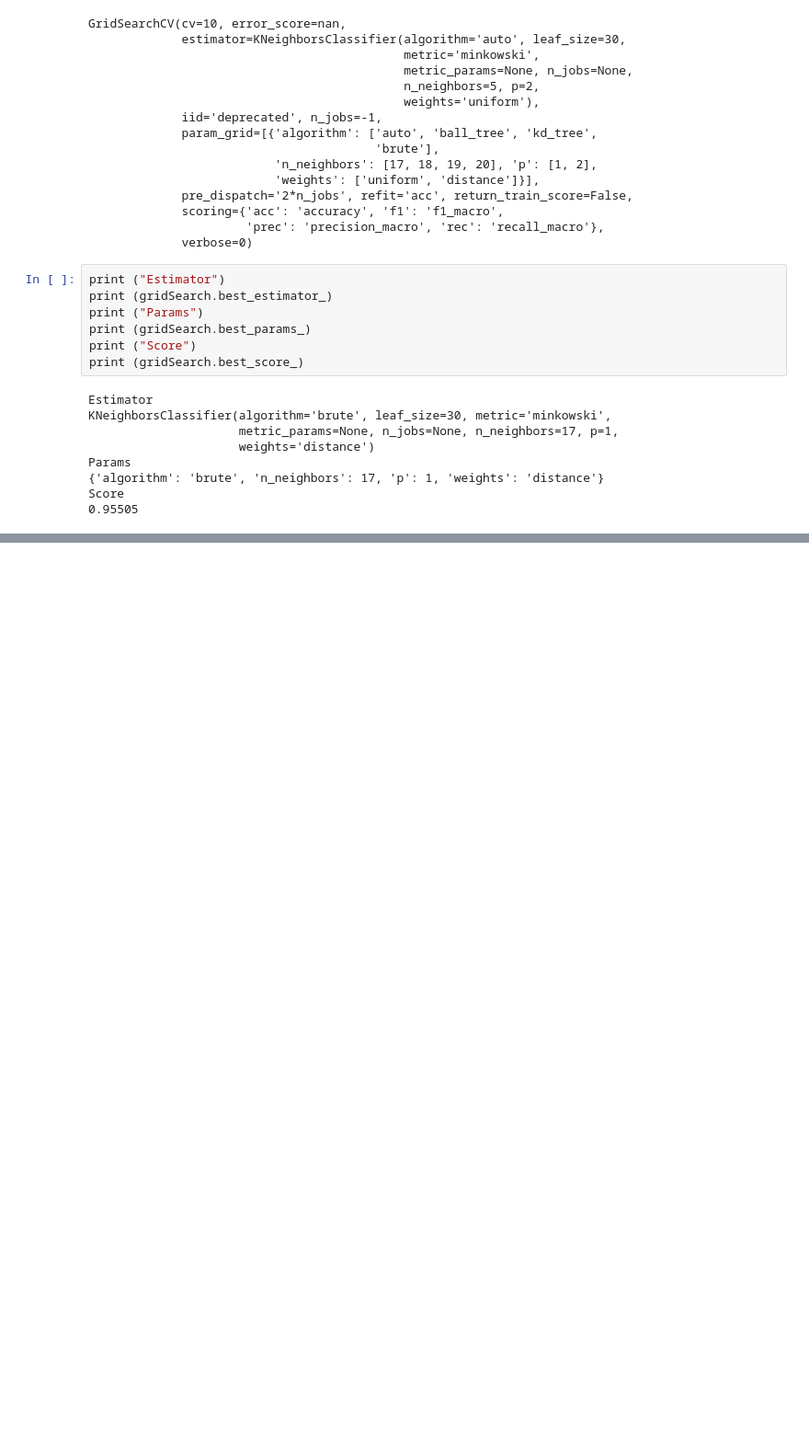
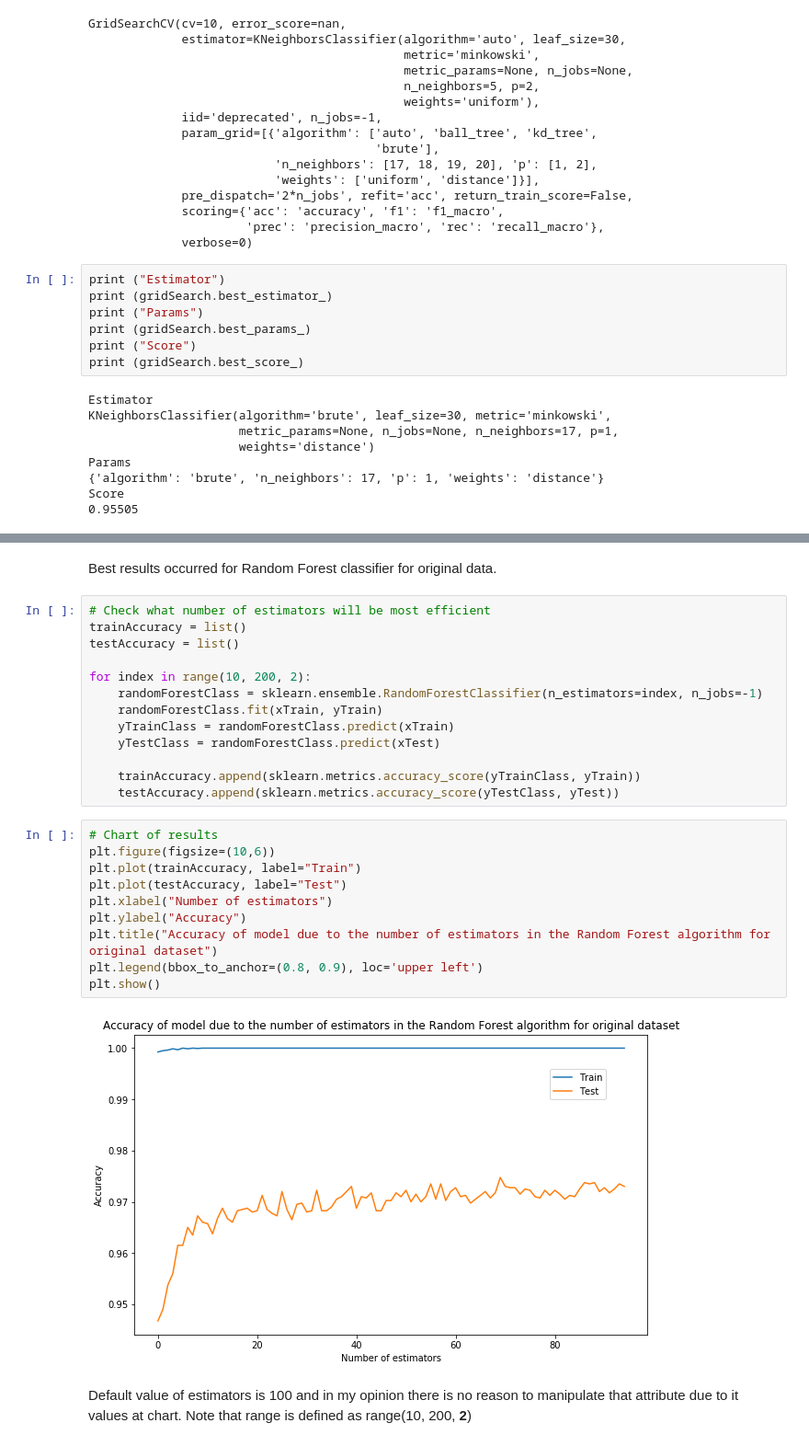
Before and after one commit to maciejniklas/LetterImageRecognition, a Jupyter notebook: ClassificationNotebook.ipynb, the cells around one changed output, grey strips where cells are left out. Shown: that part at 92% size. Drawn from its saved outputs; the diff is of its cells as text; blank space fills up the shorter version.

```diff
--- a/ClassificationNotebook.ipynb
+++ b/ClassificationNotebook.ipynb
@@ -274,0 +464,29 @@ score
+# %% [markdown]
+Best results occurred for Random Forest classifier for original data.
+# %%
+# Check what number of estimators will be most efficient
+trainAccuracy = list()
+testAccuracy = list()
+
+for index in range(10, 200, 2):
+    randomForestClass = sklearn.ensemble.RandomForestClassifier(n_estimators=index, n_jobs=-1)
+    randomForestClass.fit(xTrain, yTrain)
+    yTrainClass = randomForestClass.predict(xTrain)
+    yTestClass = randomForestClass.predict(xTest)
+
+    trainAccuracy.append(sklearn.metrics.accuracy_score(yTrainClass, yTrain))
+    testAccuracy.append(sklearn.metrics.accuracy_score(yTestClass, yTest))
+# %%
+# Chart of results
+plt.figure(figsize=(10,6))
+plt.plot(trainAccuracy, label="Train")
+plt.plot(testAccuracy, label="Test")
+plt.xlabel("Number of estimators")
+plt.ylabel("Accuracy")
+plt.title("Accuracy of model due to the number of estimators in the Random Forest algorithm for original dataset")
+plt.legend(bbox_to_anchor=(0.8, 0.9), loc='upper left')
+plt.show()
+# %% [output]
+[figure, added]
+# %% [markdown]
+Default value of estimators is 100 and in my opinion there is no reason to manipulate that attribute due to it values at chart. Note that range is defined as range(10, 200, **2**)
```
Also changed, not shown: parts of 30 cells of this notebook, 1 other file.
